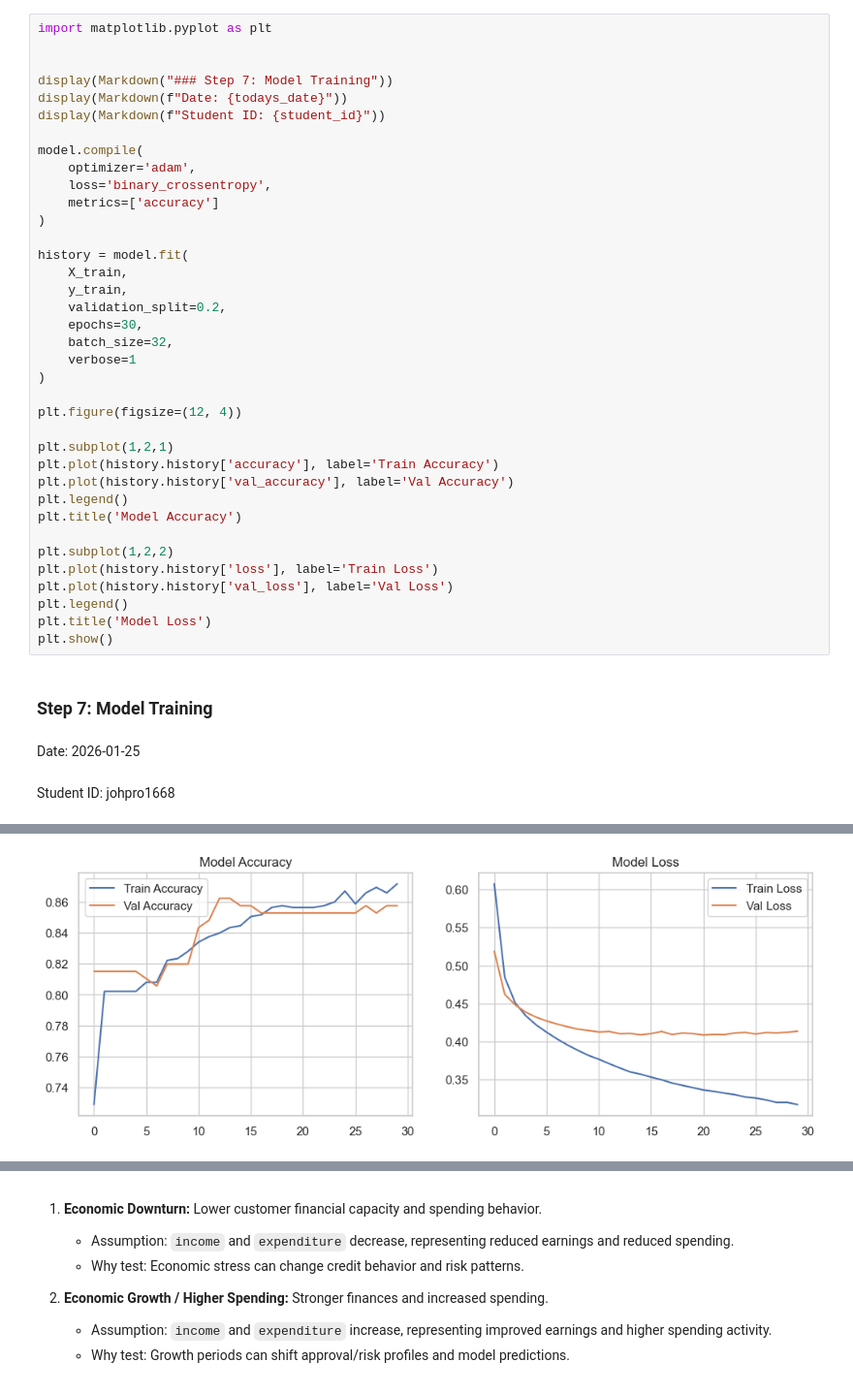
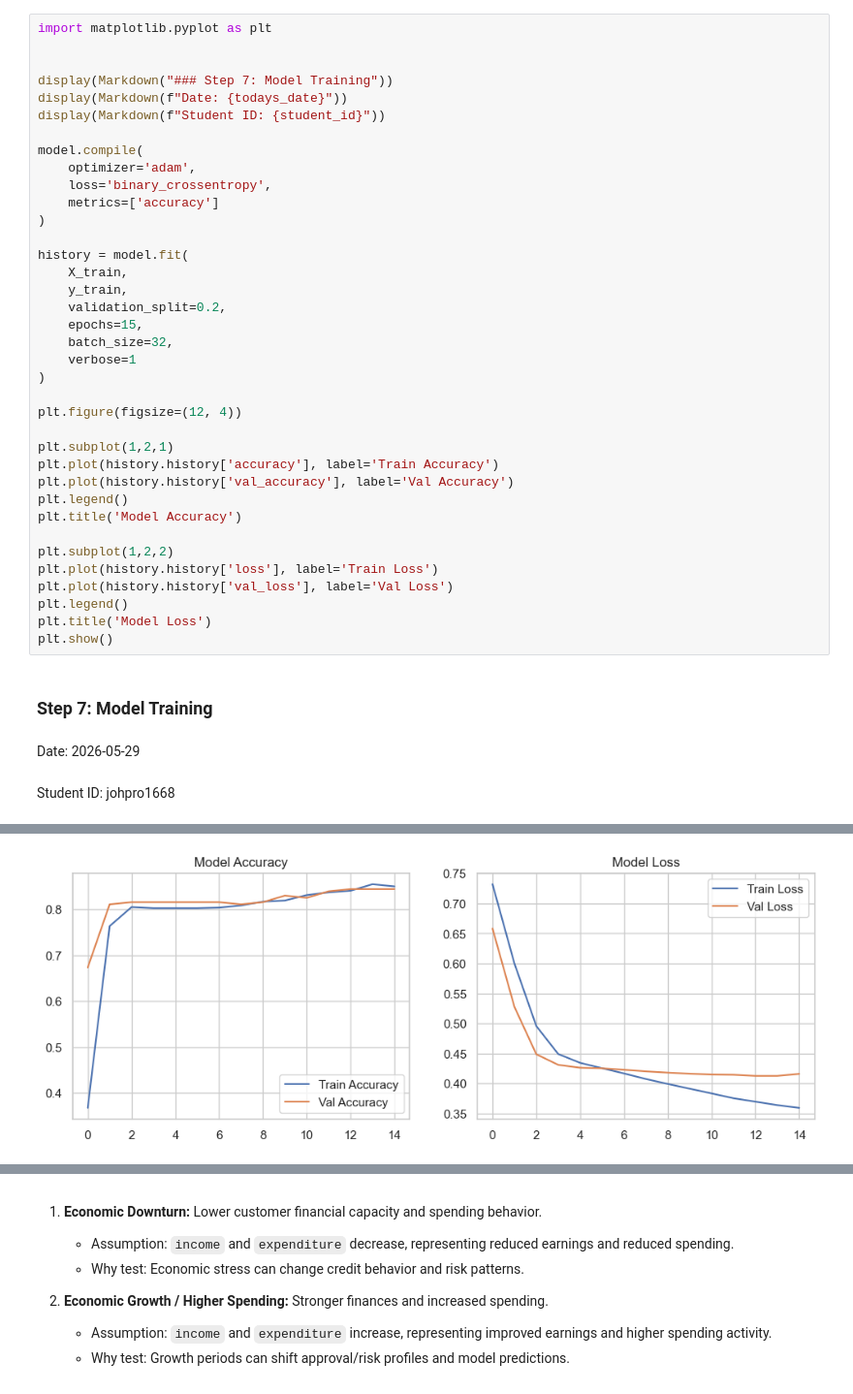
Before and after one commit to jmproctor/Credit-Card-Analysis, a Jupyter notebook: Week 5 Project.ipynb, the cells around one changed output, grey strips where cells are left out. Shown at 97% size. Cells and saved outputs as stored; diff of their text form.

```diff
--- a/Week 5 Project.ipynb
+++ b/Week 5 Project.ipynb
@@ -263,7 +263,7 @@ history = model.fit(
     X_train,
     y_train,
     validation_split=0.2,
-    epochs=30,
+    epochs=15,
     batch_size=32,
     verbose=1
 )
@@ -284,5 +284,5 @@ plt.title('Model Loss')
 plt.show()
 # %% [output]
 ### Step 7: Model Training
-Date: 2026-01-25
+Date: 2026-05-29
 Student ID: johpro1668
@@ -306 +306 @@ Epoch 30/30
-[figure, old version]
+[figure, new version]
```
Also changed, not shown: parts of 18 cells of this notebook.
